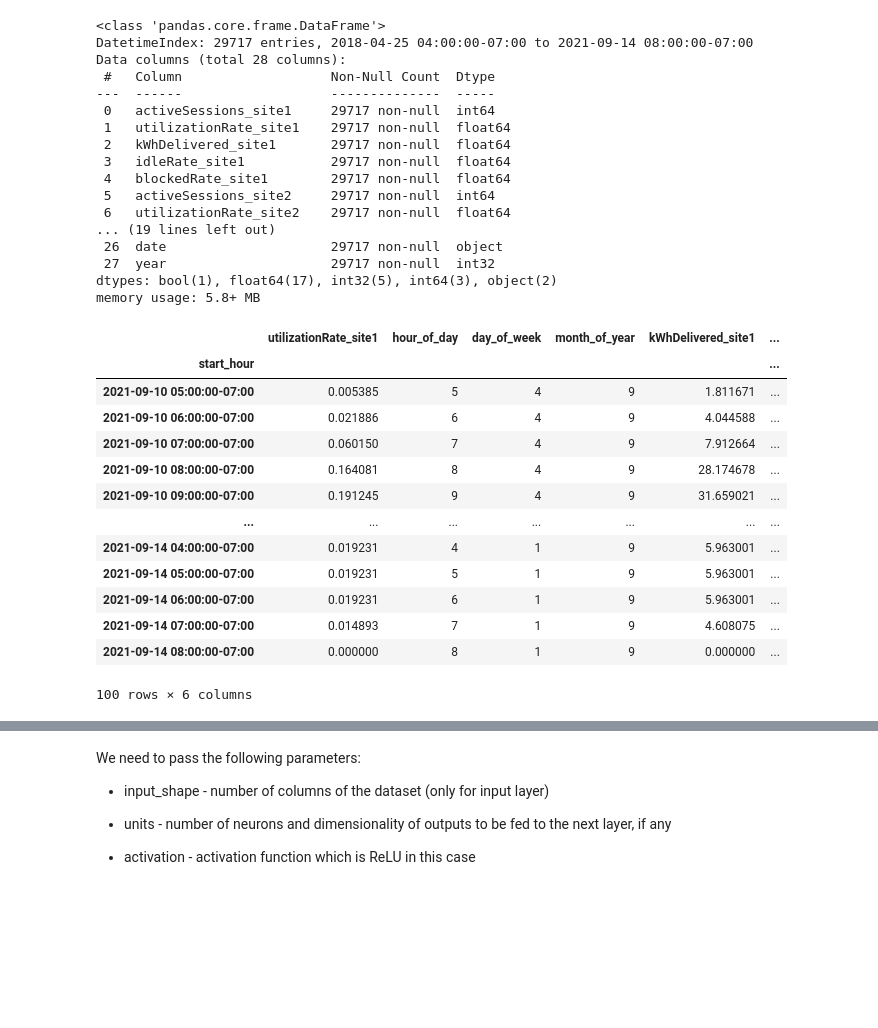
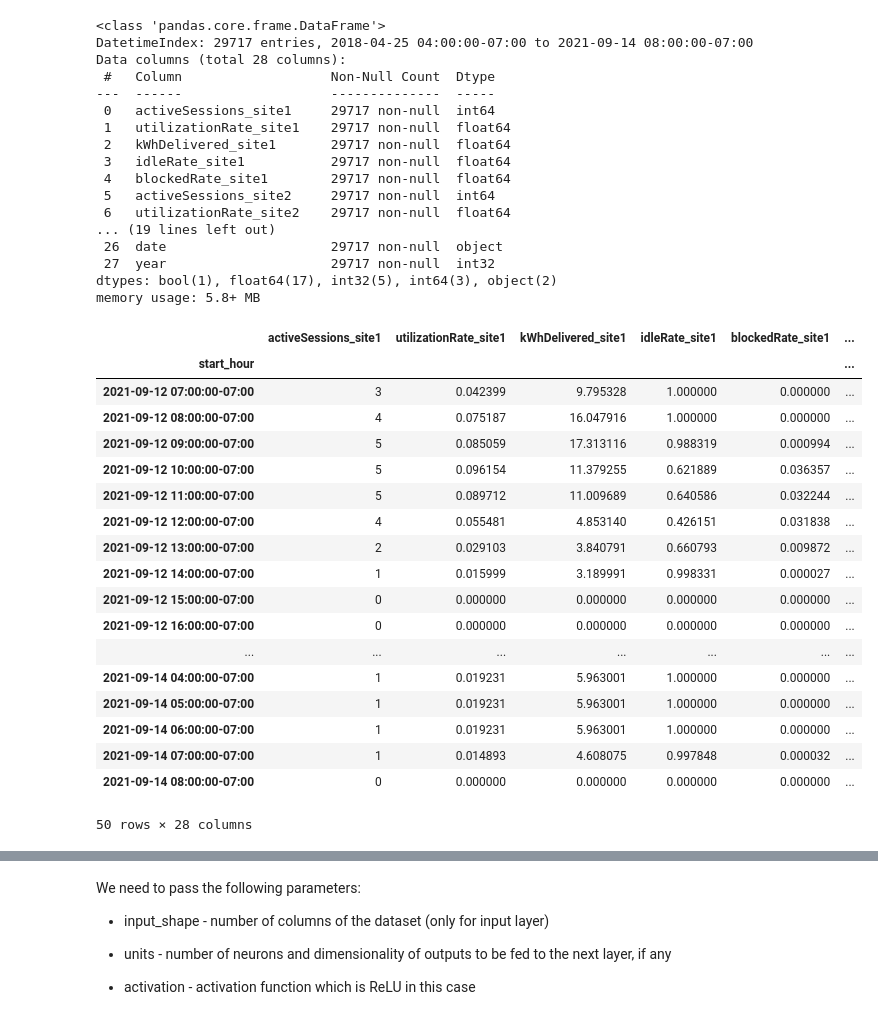
Before and after one commit to pmoll01/AA2024_Groupwork_DynamoData, a Jupyter notebook: chs-code.ipynb, the cells around one changed output, grey strips where cells are left out. Saved outputs shown, nothing was run; the diff lists cells and outputs as text; code cells hidden in the pictures; blank space fills up the shorter version.

```diff
--- a/chs-code.ipynb
+++ b/chs-code.ipynb
@@ -125 +141,23 @@ site2_charging_data = agg_charging_data[
+# %%
+last_sesonal_data.tail(50)
+# %% [output]
+|  | activeSessions_site1 | utilizationRate_site1 | kWhDelivered_site1 | idleRate_site1 | blockedRate_site1 | ... |
+| start_hour |  |  |  |  |  | ... |
+| 2021-09-12 07:00:00-07:00 | 3 | 0.042399 | 9.795328 | 1.000000 | 0.000000 | ... |
+| 2021-09-12 08:00:00-07:00 | 4 | 0.075187 | 16.047916 | 1.000000 | 0.000000 | ... |
+| 2021-09-12 09:00:00-07:00 | 5 | 0.085059 | 17.313116 | 0.988319 | 0.000994 | ... |
+| 2021-09-12 10:00:00-07:00 | 5 | 0.096154 | 11.379255 | 0.621889 | 0.036357 | ... |
+| 2021-09-12 11:00:00-07:00 | 5 | 0.089712 | 11.009689 | 0.640586 | 0.032244 | ... |
+| 2021-09-12 12:00:00-07:00 | 4 | 0.055481 | 4.853140 | 0.426151 | 0.031838 | ... |
+| 2021-09-12 13:00:00-07:00 | 2 | 0.029103 | 3.840791 | 0.660793 | 0.009872 | ... |
+| 2021-09-12 14:00:00-07:00 | 1 | 0.015999 | 3.189991 | 0.998331 | 0.000027 | ... |
+| 2021-09-12 15:00:00-07:00 | 0 | 0.000000 | 0.000000 | 0.000000 | 0.000000 | ... |
+| 2021-09-12 16:00:00-07:00 | 0 | 0.000000 | 0.000000 | 0.000000 | 0.000000 | ... |
+| ... | ... | ... | ... | ... | ... | ... |
+| 2021-09-14 04:00:00-07:00 | 1 | 0.019231 | 5.963001 | 1.000000 | 0.000000 | ... |
+| 2021-09-14 05:00:00-07:00 | 1 | 0.019231 | 5.963001 | 1.000000 | 0.000000 | ... |
+| 2021-09-14 06:00:00-07:00 | 1 | 0.019231 | 5.963001 | 1.000000 | 0.000000 | ... |
+| 2021-09-14 07:00:00-07:00 | 1 | 0.014893 | 4.608075 | 0.997848 | 0.000032 | ... |
+| 2021-09-14 08:00:00-07:00 | 0 | 0.000000 | 0.000000 | 0.000000 | 0.000000 | ... |
+50 rows × 28 columns
 # %%
@@ -128,17 +165,0 @@ y_output = 'utilizationRate_site2'
-# %%
-site1_charging_data.tail(100)
-# %% [output]
-|  | utilizationRate_site1 | hour_of_day | day_of_week | month_of_year | kWhDelivered_site1 | ... |
-| start_hour |  |  |  |  |  | ... |
-| 2021-09-10 05:00:00-07:00 | 0.005385 | 5 | 4 | 9 | 1.811671 | ... |
-| 2021-09-10 06:00:00-07:00 | 0.021886 | 6 | 4 | 9 | 4.044588 | ... |
-| 2021-09-10 07:00:00-07:00 | 0.060150 | 7 | 4 | 9 | 7.912664 | ... |
-| 2021-09-10 08:00:00-07:00 | 0.164081 | 8 | 4 | 9 | 28.174678 | ... |
-| 2021-09-10 09:00:00-07:00 | 0.191245 | 9 | 4 | 9 | 31.659021 | ... |
-| ... | ... | ... | ... | ... | ... | ... |
-| 2021-09-14 04:00:00-07:00 | 0.019231 | 4 | 1 | 9 | 5.963001 | ... |
-| 2021-09-14 05:00:00-07:00 | 0.019231 | 5 | 1 | 9 | 5.963001 | ... |
-| 2021-09-14 06:00:00-07:00 | 0.019231 | 6 | 1 | 9 | 5.963001 | ... |
-| 2021-09-14 07:00:00-07:00 | 0.014893 | 7 | 1 | 9 | 4.608075 | ... |
-| 2021-09-14 08:00:00-07:00 | 0.000000 | 8 | 1 | 9 | 0.000000 | ... |
-100 rows × 6 columns
```
Also changed, not shown: parts of 27 cells of this notebook.
